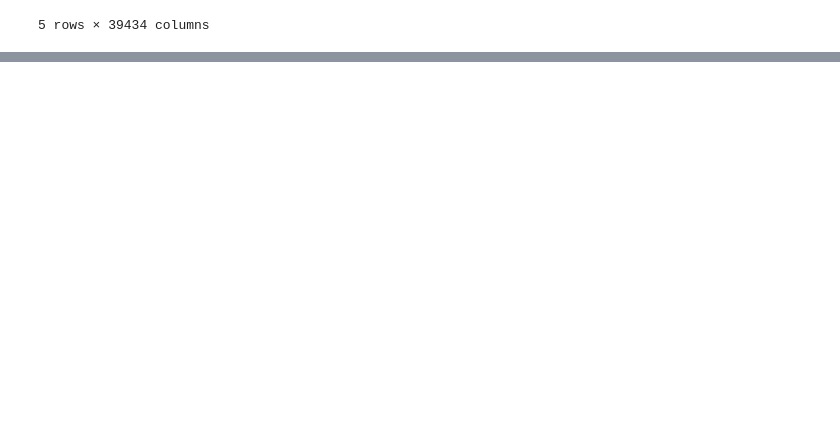
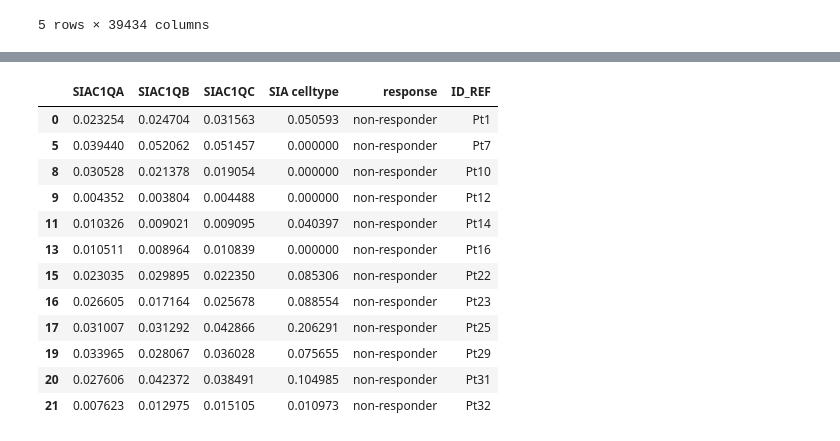
Before and after one commit to vjhwong/IGP-Research-Internship, a Jupyter notebook: sia_gse78220.ipynb, the cells around one changed output, grey strips where cells are left out. Saved outputs shown, nothing was run; the diff lists cells and outputs as text; code cells hidden in the pictures; blank space fills up the shorter version.

```diff
--- a/sia_gse78220.ipynb
+++ b/sia_gse78220.ipynb
@@ -129,0 +187,16 @@ plot_data.head()
+# %%
+plot_data[(plot_data["response"] == "non-responder")]
+# %% [output]
+|  | SIAC1QA | SIAC1QB | SIAC1QC | SIA celltype | response | ID_REF |
+| 0 | 0.023254 | 0.024704 | 0.031563 | 0.050593 | non-responder | Pt1 |
+| 5 | 0.039440 | 0.052062 | 0.051457 | 0.000000 | non-responder | Pt7 |
+| 8 | 0.030528 | 0.021378 | 0.019054 | 0.000000 | non-responder | Pt10 |
+| 9 | 0.004352 | 0.003804 | 0.004488 | 0.000000 | non-responder | Pt12 |
+| 11 | 0.010326 | 0.009021 | 0.009095 | 0.040397 | non-responder | Pt14 |
+| 13 | 0.010511 | 0.008964 | 0.010839 | 0.000000 | non-responder | Pt16 |
+| 15 | 0.023035 | 0.029895 | 0.022350 | 0.085306 | non-responder | Pt22 |
+| 16 | 0.026605 | 0.017164 | 0.025678 | 0.088554 | non-responder | Pt23 |
+| 17 | 0.031007 | 0.031292 | 0.042866 | 0.206291 | non-responder | Pt25 |
+| 19 | 0.033965 | 0.028067 | 0.036028 | 0.075655 | non-responder | Pt29 |
+| 20 | 0.027606 | 0.042372 | 0.038491 | 0.104985 | non-responder | Pt31 |
+| 21 | 0.007623 | 0.012975 | 0.015105 | 0.010973 | non-responder | Pt32 |
```
Also changed, not shown: parts of 11 cells of this notebook.
